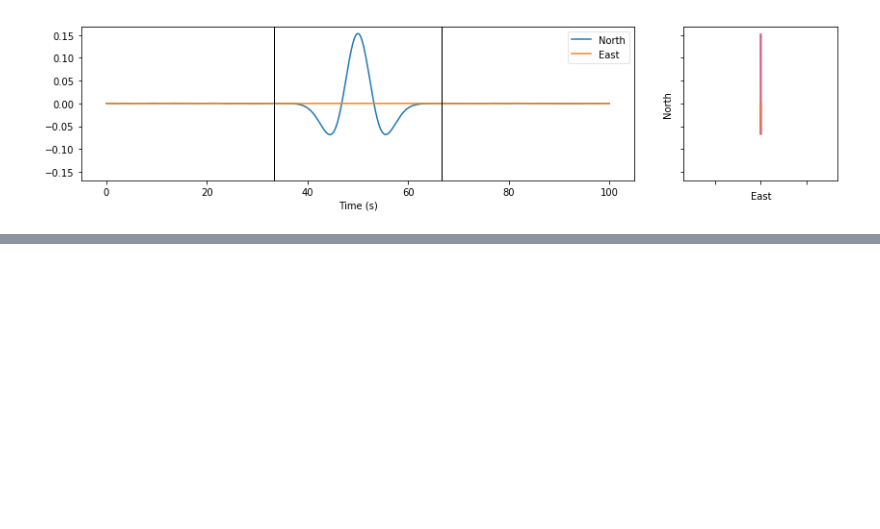
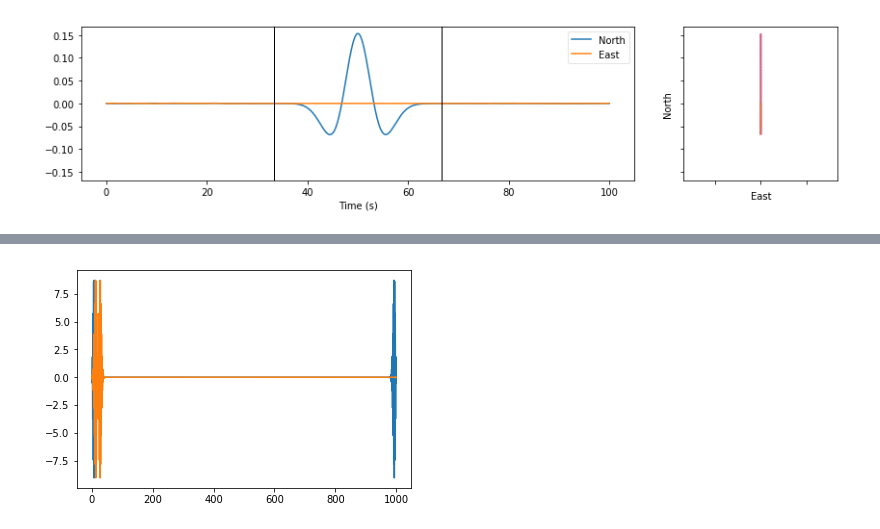
Before and after one commit to JackWalpole/splitwavepy, a Jupyter notebook: devel/Plotting.ipynb, the cells around one changed output, grey strips where cells are left out. Saved outputs shown, nothing was run; the diff lists cells and outputs as text; code cells hidden in the pictures; blank space fills up the shorter version.

```diff
--- a/devel/Plotting.ipynb
+++ b/devel/Plotting.ipynb
@@ -81,0 +113,12 @@ bc.unsplit(10,0).plot()
+# %%
+x = a.x
+y = a.y
+fx = np.fft.fft(x)
+fy = np.fft.fft(y)
+# %%
+# plt.plot(np.fft.fftshift(fx))
+plt.plot(fx.real)
+plt.plot(np.roll(fx.real, 20))
+plt.show()
+# %% [output]
+[figure, added]
```
Also changed, not shown: parts of 19 cells of this notebook, 3 other files.
